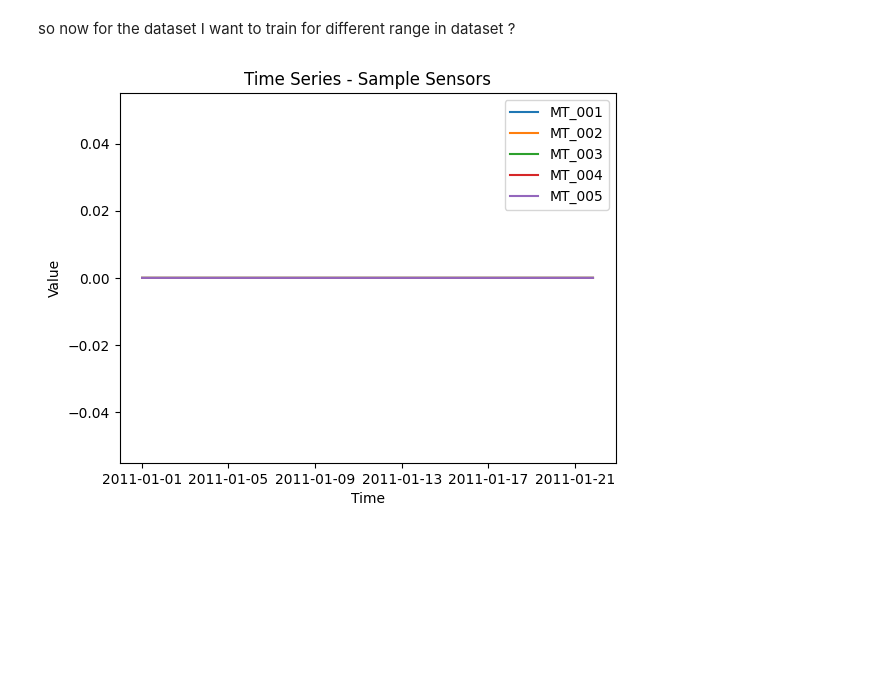
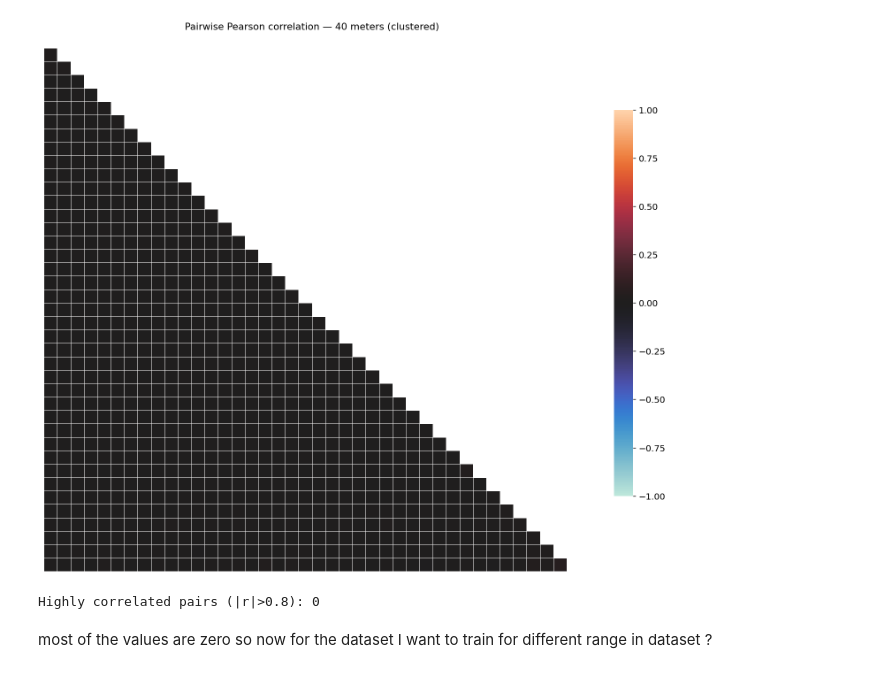
Before and after one commit to Madhura-55/IoT-Time-Series-Anomaly-Simulation-using-Diffusion-Model, a Jupyter notebook: IoT_Time_Series_Anomaly_Detection_Diffusion_model.ipynb, the cells around one changed output. Drawn from its saved outputs; the diff is of its cells as text; code cells hidden in the pictures; blank space fills up the shorter version.

```diff
--- a/IoT_Time_Series_Anomaly_Detection_Diffusion_model.ipynb
+++ b/IoT_Time_Series_Anomaly_Detection_Diffusion_model.ipynb
@@ -110,2 +225,65 @@ df.describe()
+# %%
+import numpy as np
+import seaborn as sns
+import matplotlib.pyplot as plt
+from scipy.cluster.hierarchy import linkage, dendrogram
+from scipy.spatial.distance import squareform
+
+# Ensure numeric + clean data
+df_numeric = df.apply(pd.to_numeric, errors='coerce')
+
+# Optional but recommended: fill missing values for correlation
+df_filled = df_numeric.fillna(0)
+
+# ── Pearson correlation on 40 random valid meters ────────────────────────────
+np.random.seed(SEED)
+corr_meters = np.random.choice(valid_meters, size=40, replace=False)
+
+corr_matrix = df_filled[corr_meters].corr()
+
+# Replace NaNs (can still occur if constant series)
+corr_matrix = corr_matrix.fillna(0)
+
+# ── Hierarchical clustering ──────────────────────────────────────────────────
+distance_matrix = 1 - corr_matrix.abs()
+
+# squareform requires zero diagonal and symmetric matrix
+np.fill_diagonal(distance_matrix.values, 0)
+
+linkage_matrix = linkage(squareform(distance_matrix), method='ward')
+order = dendrogram(linkage_matrix, no_plot=True)['leaves']
+
+corr_ordered = corr_matrix.iloc[order, order]
+
+# ── Heatmap ──────────────────────────────────────────────────────────────────
+fig, ax = plt.subplots(figsize=(12, 10))
+
+mask = np.triu(np.ones_like(corr_ordered, dtype=bool))
+
+sns.heatmap(
+    corr_ordered,
+    mask=mask,
+    center=0,
+    vmin=-1, vmax=1,
+    square=True,
+    linewidths=0.3,
+    cbar_kws={'shrink': 0.7},
+    xticklabels=False,
+    yticklabels=False,
+    ax=ax
+)
+
+ax.set_title("Pairwise Pearson correlation — 40 meters (clustered)", fontsize=12)
+
+plt.tight_layout()
+plt.savefig("correlation_heatmap.png", dpi=130)
+plt.show()
+
+# ── Print clustering insight ──────────────────────────────────────────────────
+high_corr = (corr_matrix.abs() > 0.8).sum().sum() - len(corr_matrix)
+print(f"Highly correlated pairs (|r|>0.8): {high_corr // 2}")
+# %% [output]
+[figure, added]
+Highly correlated pairs (|r|>0.8): 0
 # %% [markdown]
-so now for the dataset I want to train for different range in dataset ?
+most of the values are zero so now for the dataset I want to train for different range in dataset ?
@@ -114,14 +289,0 @@ df_sample = df.iloc[:2000]
-# %%
-cols = df.columns[:5]
-
-plt.figure()
-for col in cols:
-    plt.plot(df_sample.index, df_sample[col], label=col)
-
-plt.legend()
-plt.title("Time Series - Sample Sensors")
-plt.xlabel("Time")
-plt.ylabel("Value")
-plt.show()
-# %% [output]
-[figure, removed]
```
Also changed, not shown: parts of 16 cells of this notebook.
